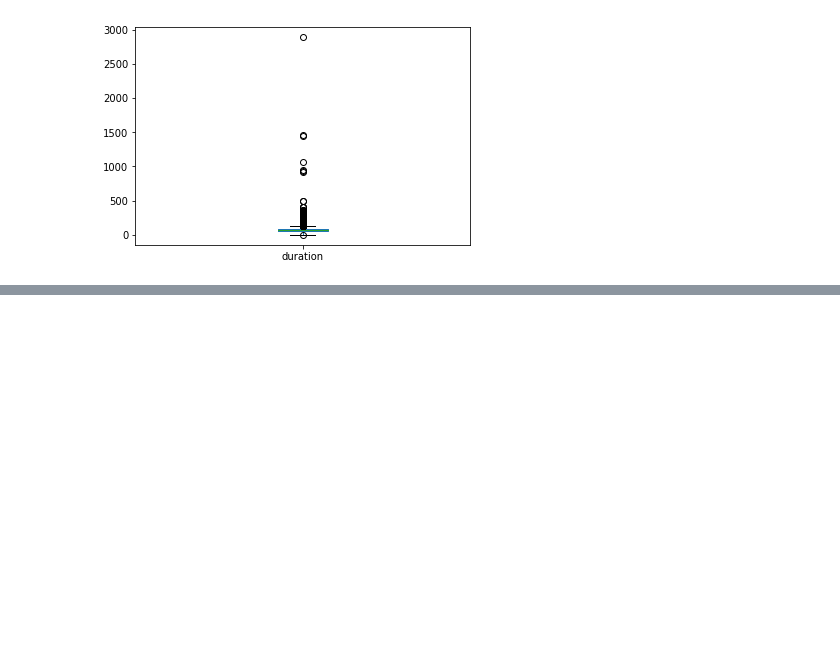
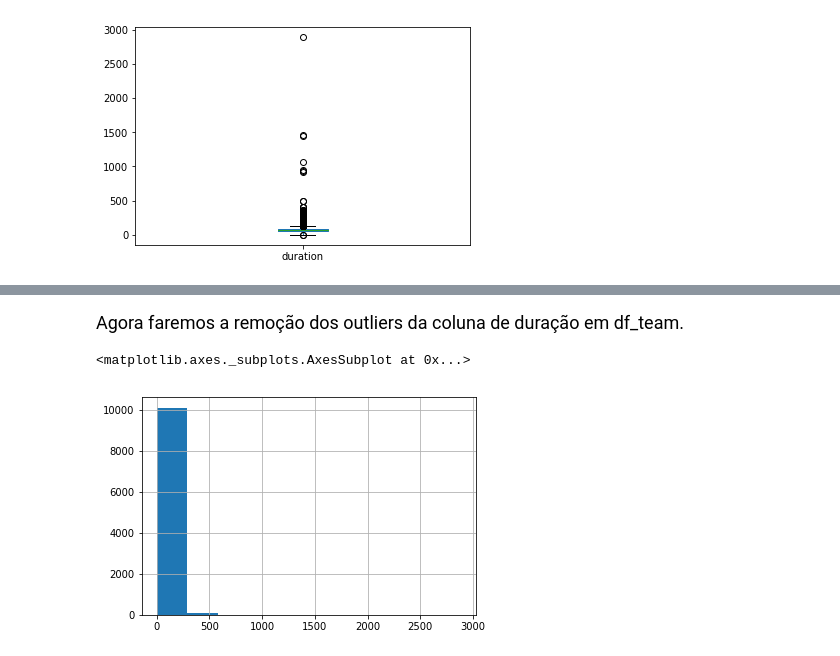
Before and after one commit to JosueFidelis/TA_GDI, a Jupyter notebook: data_source/data_treatment.ipynb, the cells around one changed output, grey strips where cells are left out. Drawn from its saved outputs; the diff is of its cells as text; code cells hidden in the pictures; blank space fills up the shorter version.

```diff
--- a/data_source/data_treatment.ipynb
+++ b/data_source/data_treatment.ipynb
@@ -352,3 +367,5 @@ df_team.to_json('team_matches_dataset.json')
+# %%
+df_team=df_team.drop('players', 1)
 # %%
 df_x1['duration'].plot.box()
 # %% [output]
@@ -361,0 +459,9 @@ df_team['duration'].plot.box()
+# %% [markdown]
+<span style="font-size:larger;">
+    Agora faremos a remoção dos outliers da coluna de duração em df_team.
+</span>
+# %%
+df_team['duration'].hist()
+# %% [output]
+<matplotlib.axes._subplots.AxesSubplot at 0x...>
+[figure, added]
```
Also changed, not shown: parts of 47 cells of this notebook, 6 other files.
